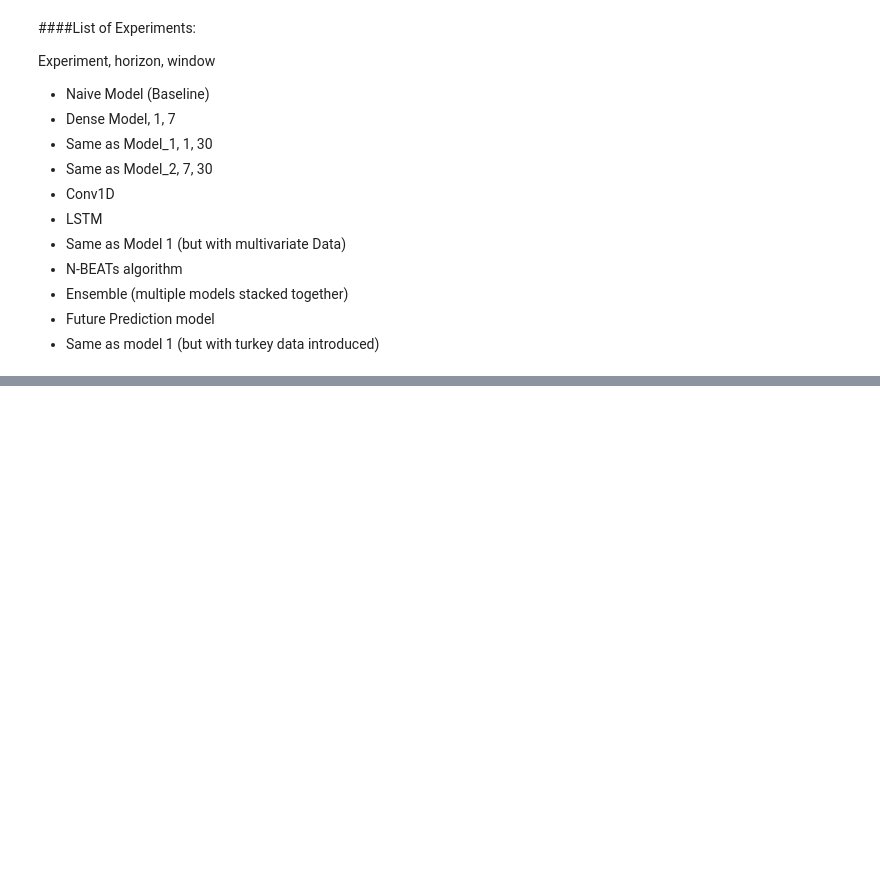
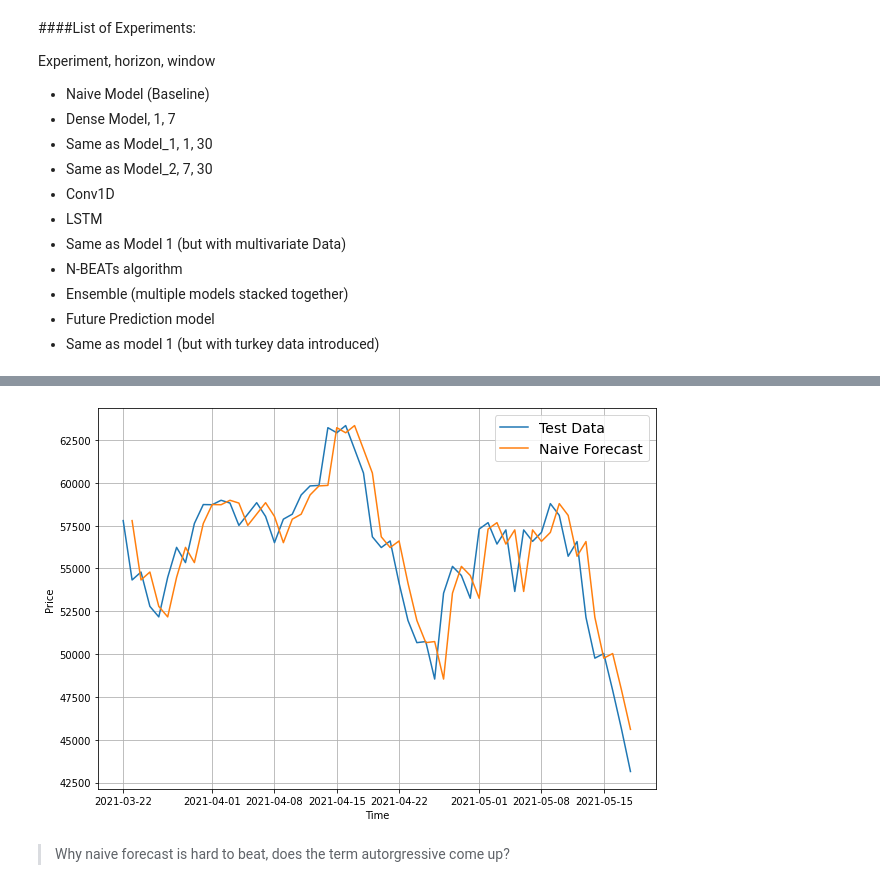
Before and after one commit to sugarbody/Time-Series-Forecasting, a Jupyter notebook: Time_Series_Forecasting.ipynb, the cells around one changed output, grey strips where cells are left out. Saved outputs shown, nothing was run; the diff lists cells and outputs as text; code cells hidden in the pictures; blank space fills up the shorter version.

```diff
--- a/Time_Series_Forecasting.ipynb
+++ b/Time_Series_Forecasting.ipynb
@@ -272,0 +295,11 @@ Experiment, horizon, window
+# %%
+naive_forecast = y_test[:-1]
+# %%
+plt.figure(figsize=(10, 7))
+# timeSeries_plot(timeSteps=X_train, prices=y_train, format=".", start=0, end=None, label="Train Data")
+timeSeries_plot(timeSteps=X_test, prices=y_test, format="-", start=500, end=None, label="Test Data")
+timeSeries_plot(timeSteps=X_test[1:], prices=naive_forecast, format='-', start=500, label="Naive Forecast")
+# %% [output]
+[figure, added]
+# %% [markdown]
+> Why naive forecast is hard to beat, does the term autorgressive come up?
```
Also changed, not shown: parts of 4 cells of this notebook.
